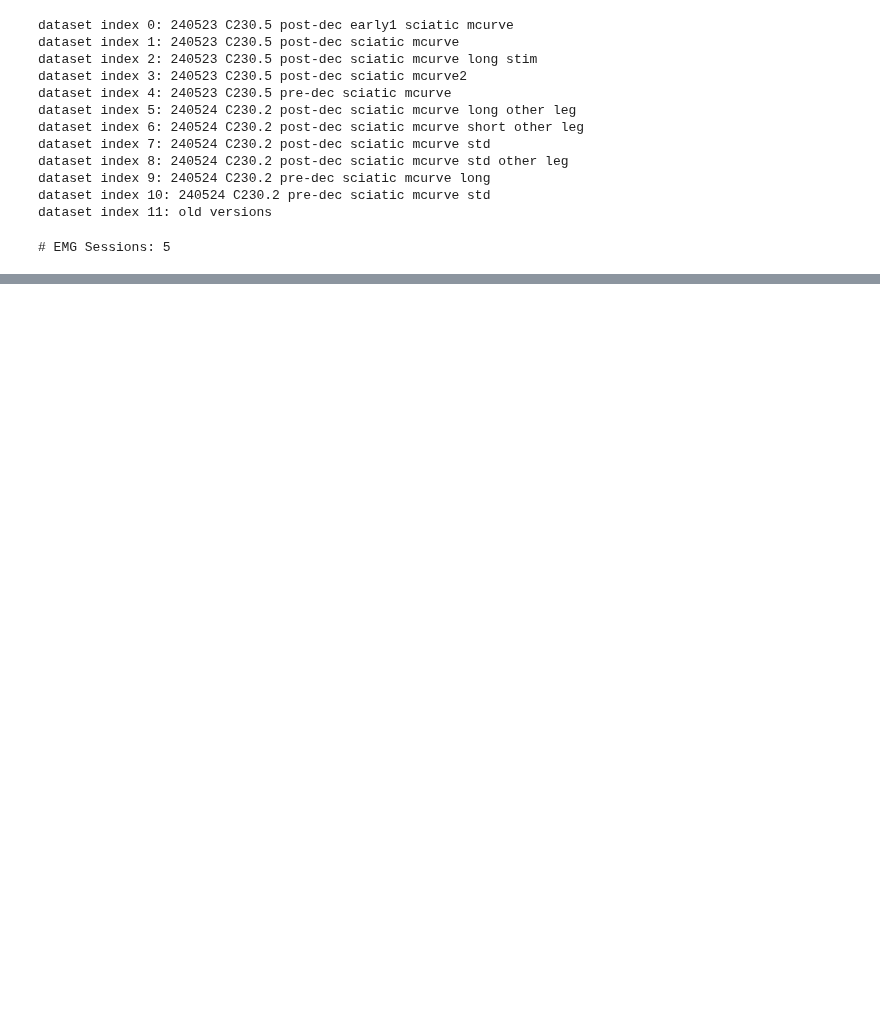
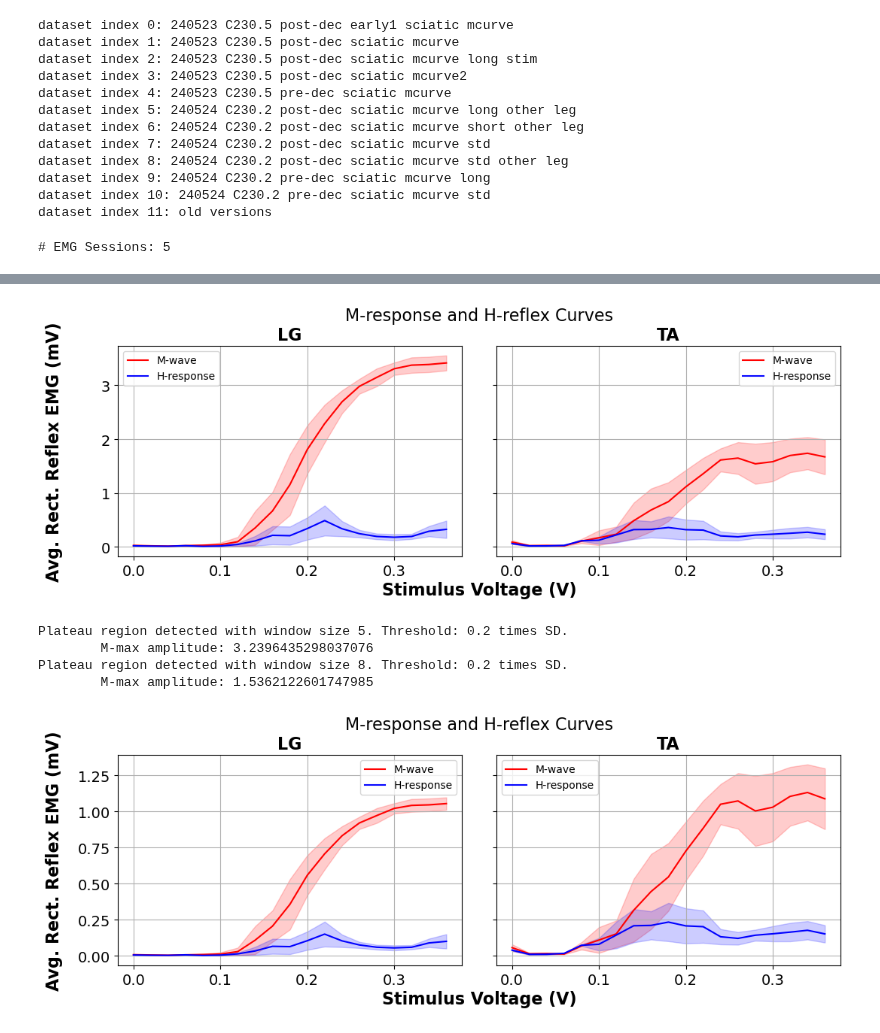
Before and after one commit to AEWorthy/MonStim-Analyzer, a Jupyter notebook: main.ipynb, the cells around one changed output, grey strips where cells are left out. Drawn from its saved outputs; the diff is of its cells as text; code cells hidden in the pictures; blank space fills up the shorter version.

```diff
--- a/main.ipynb
+++ b/main.ipynb
@@ -77 +82,11 @@ EMG amp gains: [500, 1000, 500, 500, 500, 500]
+# %%
+dataset_oi.plot_reflex_curves(channel_names=channel_names, method='rms')
+dataset_oi.plot_reflex_curves(channel_names=channel_names, method='rms', relative_to_mmax=True)
+# %% [output]
+[figure, added]
+Plateau region detected with window size 5. Threshold: 0.2 times SD.
+        M-max amplitude: 3.2396435298037076
+Plateau region detected with window size 8. Threshold: 0.2 times SD.
+        M-max amplitude: 1.5362122601747985
+[figure, added]
 # %%
```
Also changed, not shown: parts of 6 cells of this notebook, 5 other files.
